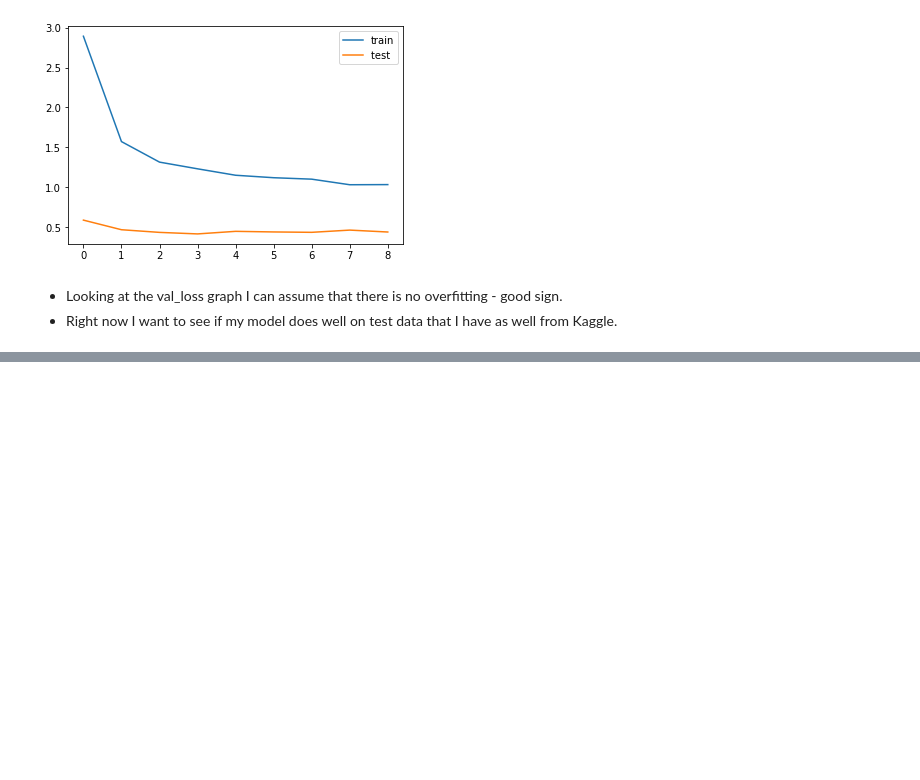
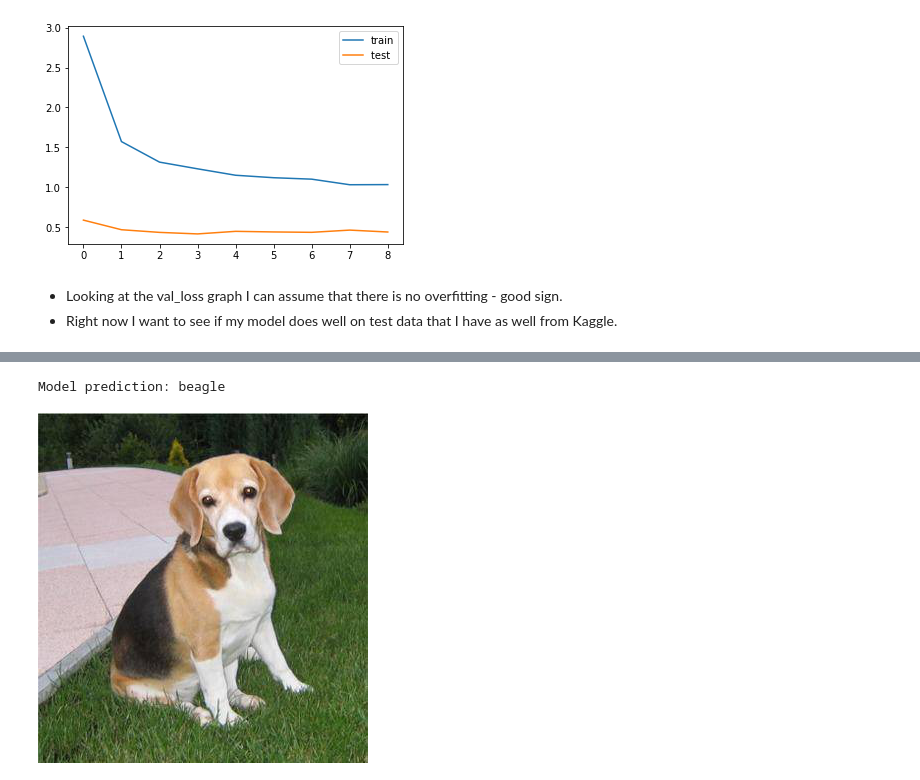
Before and after one commit to jakubtyminski/DS_Projects, a Jupyter notebook: dog_breed_classifier/Jakub Tymiński - Dog Breed - wersja 1.ipynb, the cells around one changed output, grey strips where cells are left out. Saved outputs shown, nothing was run; the diff lists cells and outputs as text; code cells hidden in the pictures; blank space fills up the shorter version.

```diff
--- a/dog_breed_classifier/Jakub Tymiński - Dog Breed - wersja 1.ipynb
+++ b/dog_breed_classifier/Jakub Tymiński - Dog Breed - wersja 1.ipynb
@@ -285,0 +323,6 @@ prediction.to_csv('prediction_inception.csv')
+# %%
+print(f'Model prediction: {breed_list[y_classes[3]]}')
+Image.open(r'C:\Users\Jakub\Desktop\Projekt Dog Breed\dog-breed-identification\pumba\aaa\3.jpg')
+# %% [output]
+Model prediction: beagle
+[figure, added]
```
Also changed, not shown: parts of 15 cells of this notebook, 2 other files.
